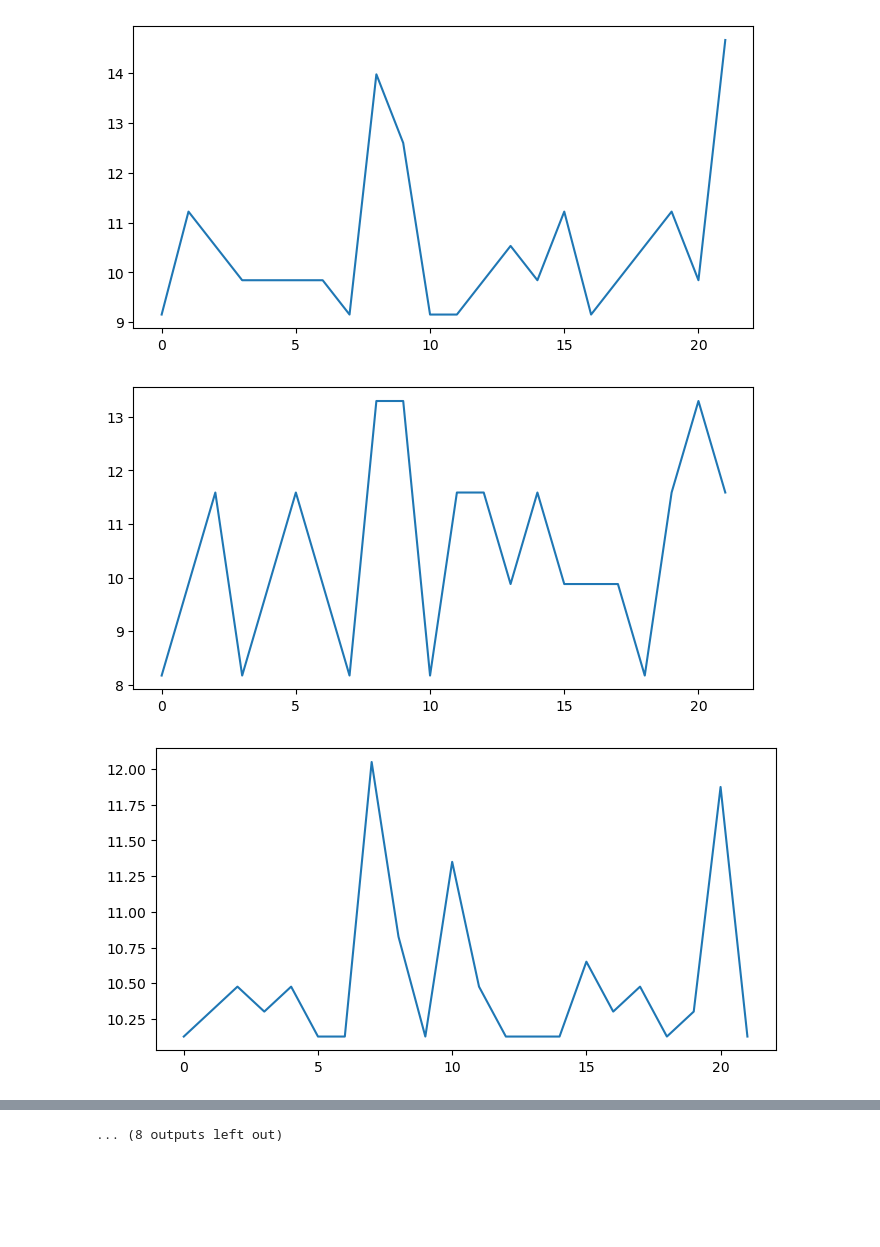
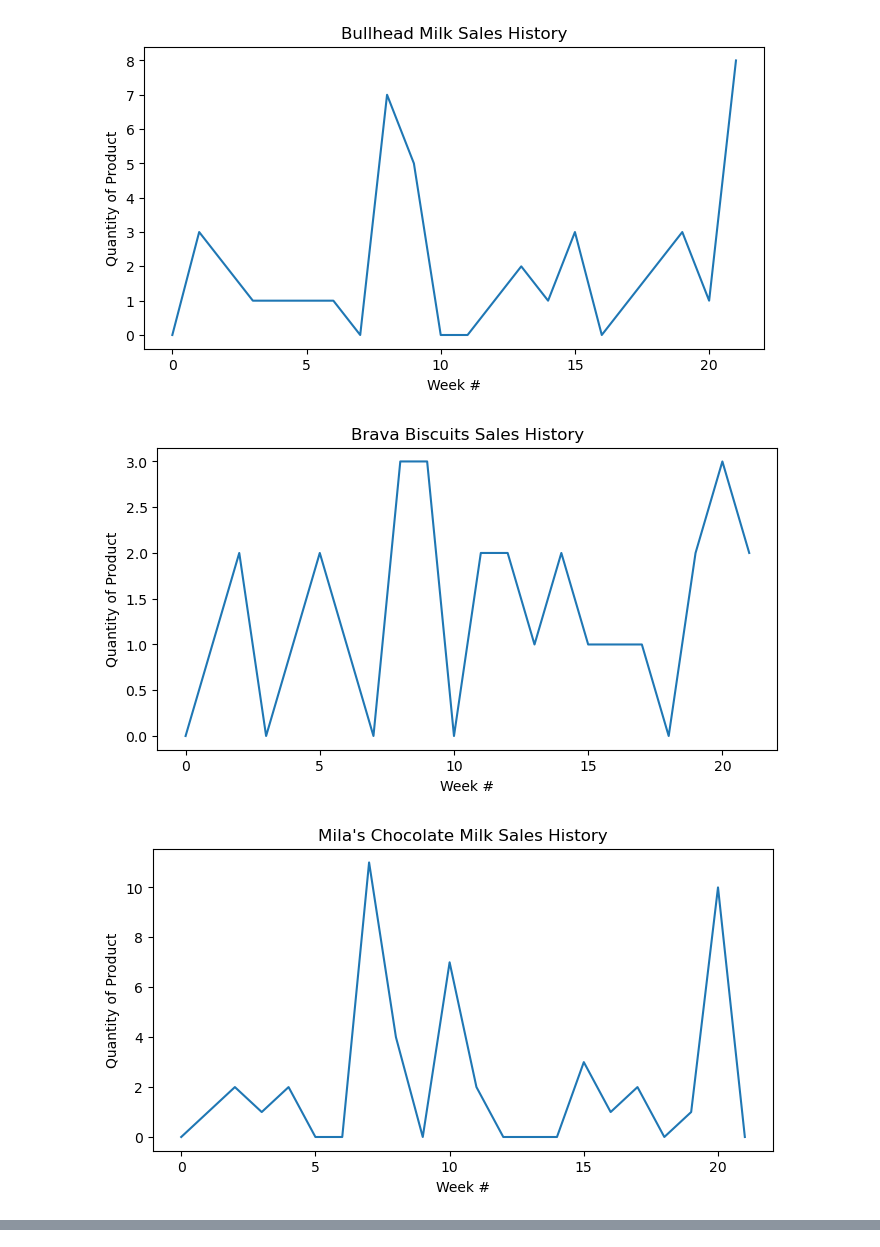
Before and after one commit to JaredOng/ITMBestGroup, a Jupyter notebook: Predictive Model (LP).ipynb, the cells around one changed output, grey strips where cells are left out. Drawn from its saved outputs; the diff is of its cells as text; code cells hidden in the pictures; blank space fills up the shorter version.

Commit message:
LP modelz

```diff
--- a/Predictive Model (LP).ipynb
+++ b/Predictive Model (LP).ipynb
@@ -692,38 +692,48 @@ Capacity_Inventory_List = {
 # 3. Shows highest profit
 # 4.* Shows highest sales
 
+def LP_Model():
+    import numpy as np
+    import pandas as pd
+    import matplotlib.pyplot as plt
+    import json
+    from sklearn.linear_model import LinearRegression
+    %matplotlib inline
 
-import numpy as np
-import pandas as pd
-import matplotlib.pyplot as plt
-from sklearn.linear_model import LinearRegression
-%matplotlib inline
-
-for items in Capacity_Inventory_List:
-    graph_items = []
-    temp = 0
-    for i, dates in enumerate(sales_log):
-        if i % 7 != 0:
-            try:
-                temp += sales_log[dates][items]["Quantity"]
-            except:
-                temp += 0
-        else:
-            graph_items.append(temp)
-            temp = 0
+    next_day = {}
+    for items in Capacity_Inventory_List:
+        graph_items = []
+        temp = 0
+        for i, dates in enumerate(sales_log):
+            if i % 7 != 0:
+                try:
+                    temp += sales_log[dates][items]["Quantity"]
+                except:
+                    temp += 0
+            else:
+                graph_items.append(temp)
+                temp = 0
 
 
-    x = np.array(graph_items).reshape((-1, 1))
-    y = np.array(range(len(graph_items)))
-    model = LinearRegression().fit(x, y)
-    next_day = int(model.intercept_ + model.coef_ * len(graph_items)+1) #NEXT DAY
-    y_pred = model.predict(x) #PREDICTED y DATAPOINTS
+        x = np.array(graph_items).reshape((-1, 1))
+        y = np.array(range(len(graph_items)))
+        model = LinearRegression().fit(x, y)
+        if next_day[items] = int(model.intercept_ + model.coef_ * len(graph_items)+1) >= 0:
+            next_day[items] = int(model.intercept_ + model.coef_ * len(graph_items)+1) #NEXT WEEK
+        else:
 
-    fig, ax = plt.subplots(figsize=(8,4), dpi=100)
-    ax.plot(y_pred)
-    fig.savefig("LP_"+ items + ".png")
+        fig, ax = plt.subplots(figsize=(8,4), dpi=100)
+        ax.plot(range(len(graph_items)), graph_items )
+        ax.set_xlabel("Week #")
+        ax.set_ylabel("Quantity of Product")
+        ax.set_title(items+ " Sales History")
+
+        fig.savefig("LP_"+ items + ".png")
+    with open("IdealProductList.json", "w") as filez: #write
+        json.dump(next_day, filez)
 
 
+LP_Model()
 # x = np.array([5, 15, 25, 35, 45, 55]).reshape((-1, 1))
 # y = np.array([5, 20, 14, 32, 22, 38])
 # model = LinearRegression().fit(x, y)
@@ -740,3 +767,3 @@ for items in Capacity_Inventory_List:
-[figure, old version]
+[figure, new version]
-[figure, old version]
+[figure, new version]
-[figure, old version]
+[figure, new version]
@@ -752 +777,0 @@ for items in Capacity_Inventory_List:
-... (8 outputs left out)
```
Also changed, not shown: parts of 1 cell of this notebook, 21 other files.
